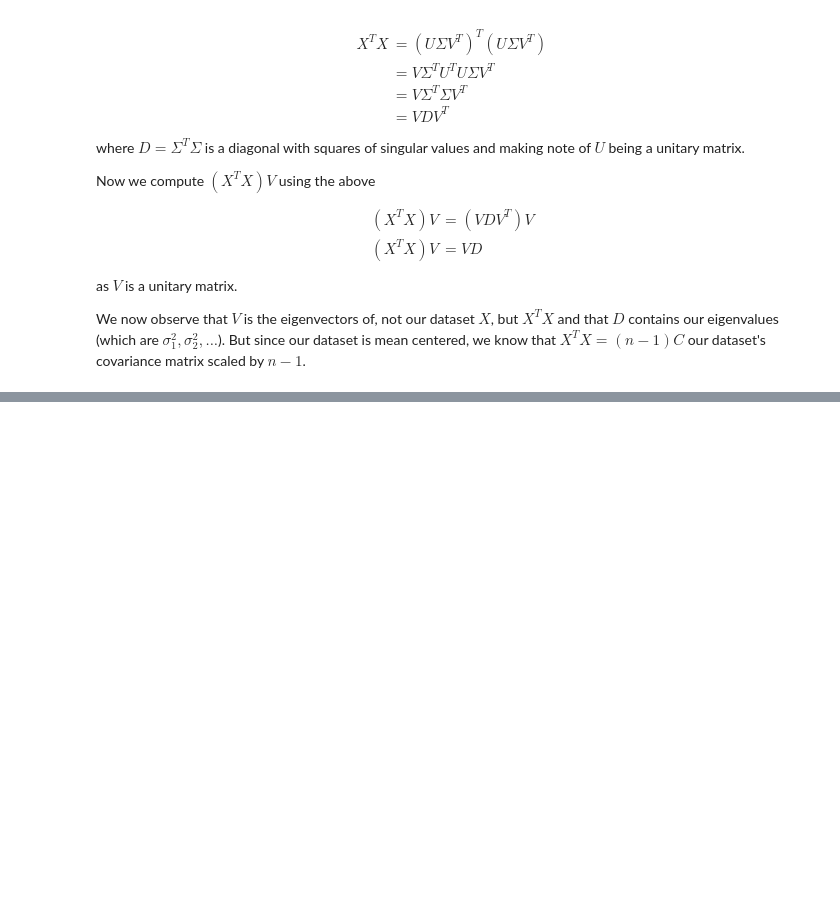
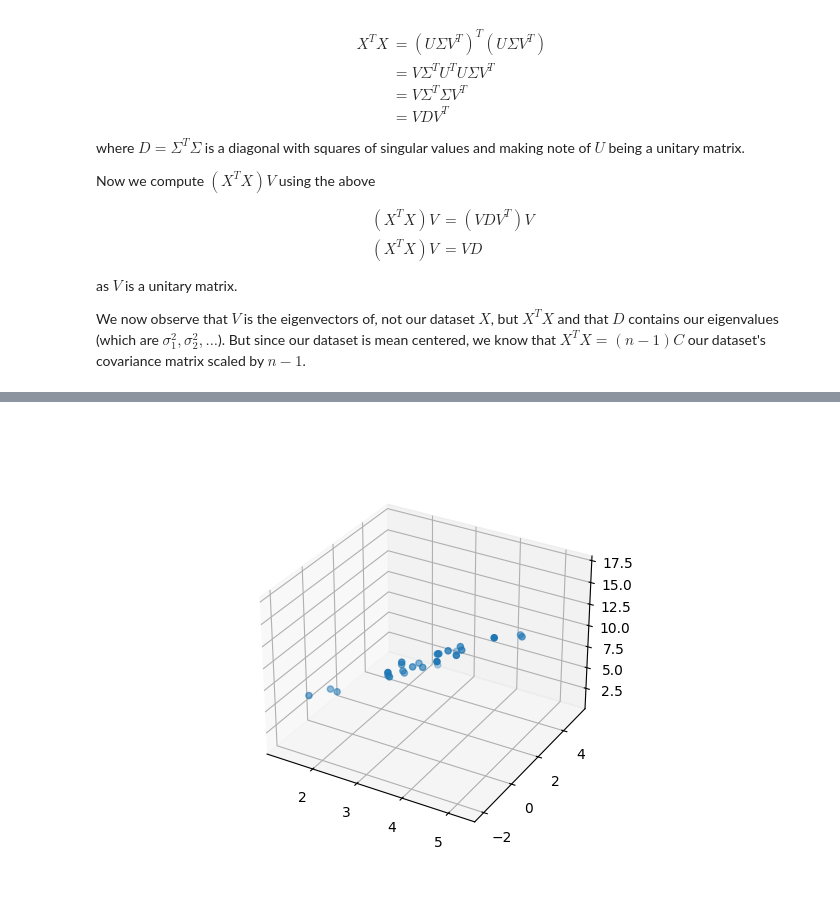
Before and after one commit to kylepclarkson/dimensionality-reduction, a Jupyter notebook: pca/what-is-pca.ipynb, the cells around one changed output, grey strips where cells are left out. Cells and saved outputs as stored; diff of their text form; code cells hidden in the pictures; blank space fills up the shorter version.

```diff
--- a/pca/what-is-pca.ipynb
+++ b/pca/what-is-pca.ipynb
@@ -145,0 +125,8 @@ array([[ 0.03807591,  0.05068012,  0.06169621,  0.02187239, -0.0442235 ,
+# %%
+
+n = 25
+x1 = np.random.normal(3, 1, n)
+x2 = np.random.normal(1, 2, n)
+x3 = 3*x1 - x2 + np.random.normal(0, 0.5, n)
+X = np.array([x1, x2, x3]).transpose()
+X
@@ -145,0 +151,8 @@ array([[ 0.03807591,  0.05068012,  0.06169621,  0.02187239, -0.0442235 ,
+# %%
+
+fig = plt.figure()
+ax = fig.add_subplot(111, projection='3d')
+ax.scatter(X[:,0],X[:,1],X[:,2])
+plt.show()
+# %% [output]
+[figure, added]
```
Also changed, not shown: parts of 14 cells of this notebook.
